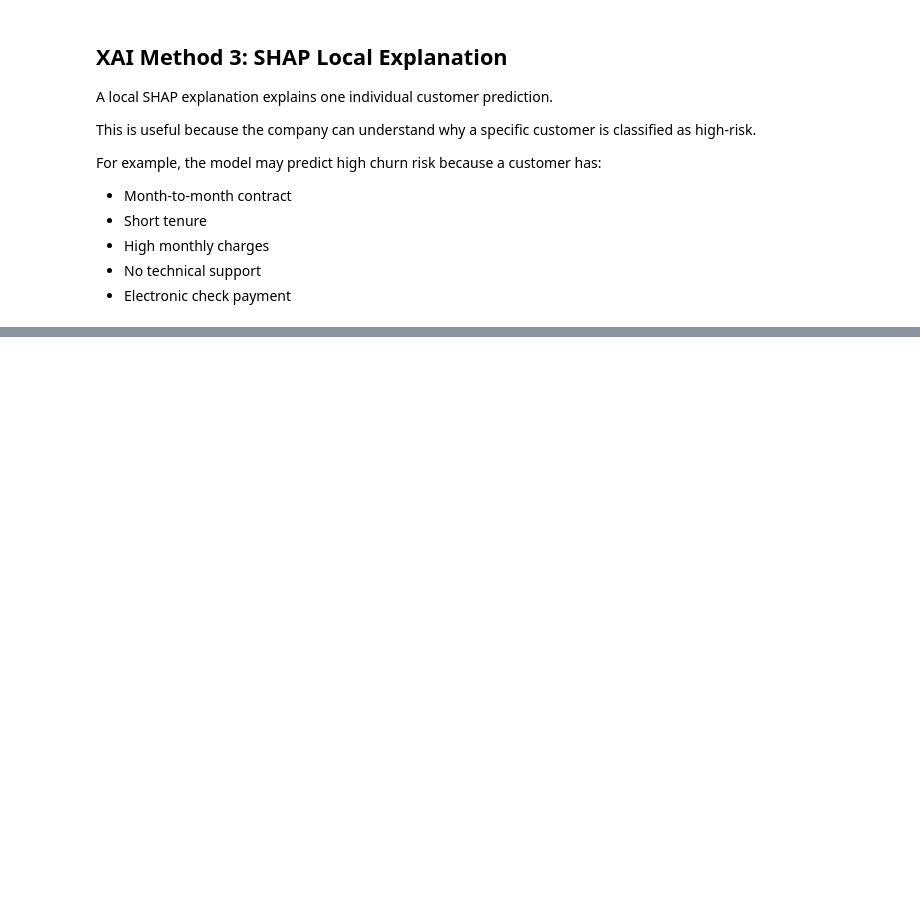
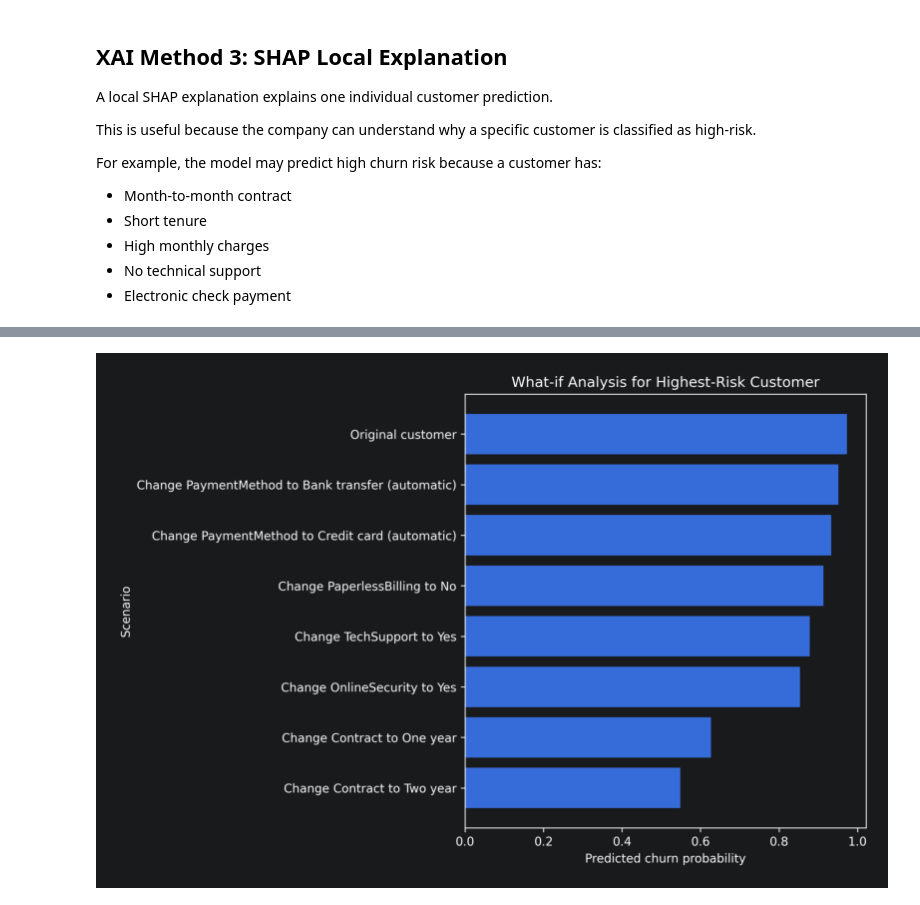
Before and after one commit to yuceltan/Telco-Customer-Churn, a Jupyter notebook: telcoNotebook.ipynb, the cells around one changed output, grey strips where cells are left out. Drawn from its saved outputs; the diff is of its cells as text; code cells hidden in the pictures; blank space fills up the shorter version.

Commit message:
Optional XAI Extension: What-if Analysis

```diff
--- a/telcoNotebook.ipynb
+++ b/telcoNotebook.ipynb
@@ -469,0 +526,9 @@ For example, the model may predict high churn risk because a customer has:
+# %%
+img = plt.imread(FIGURES_DIR / "counterfactual_what_if_analysis.png")
+
+plt.figure(figsize=(10, 7))
+plt.imshow(img)
+plt.axis("off")
+plt.show()
+# %% [output]
+[figure, added]
```
Also changed, not shown: parts of 4 cells of this notebook.
